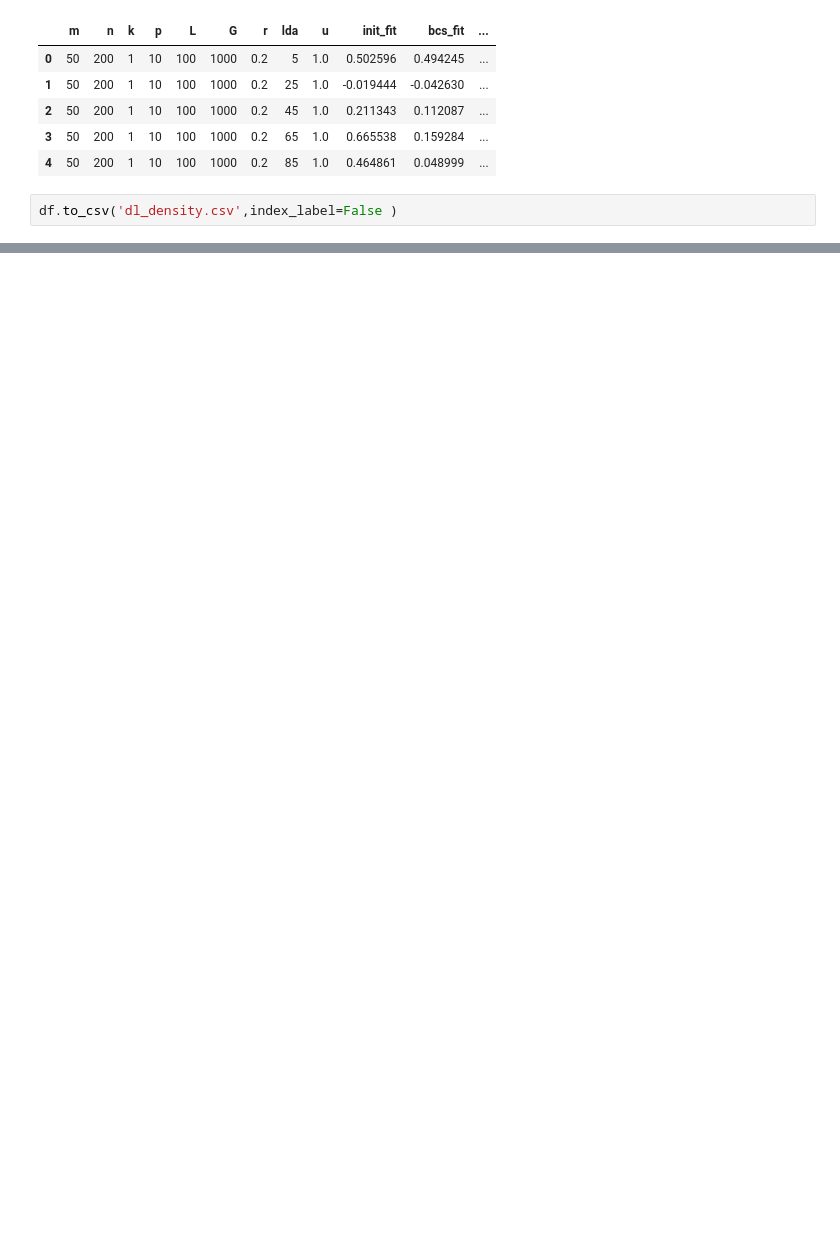
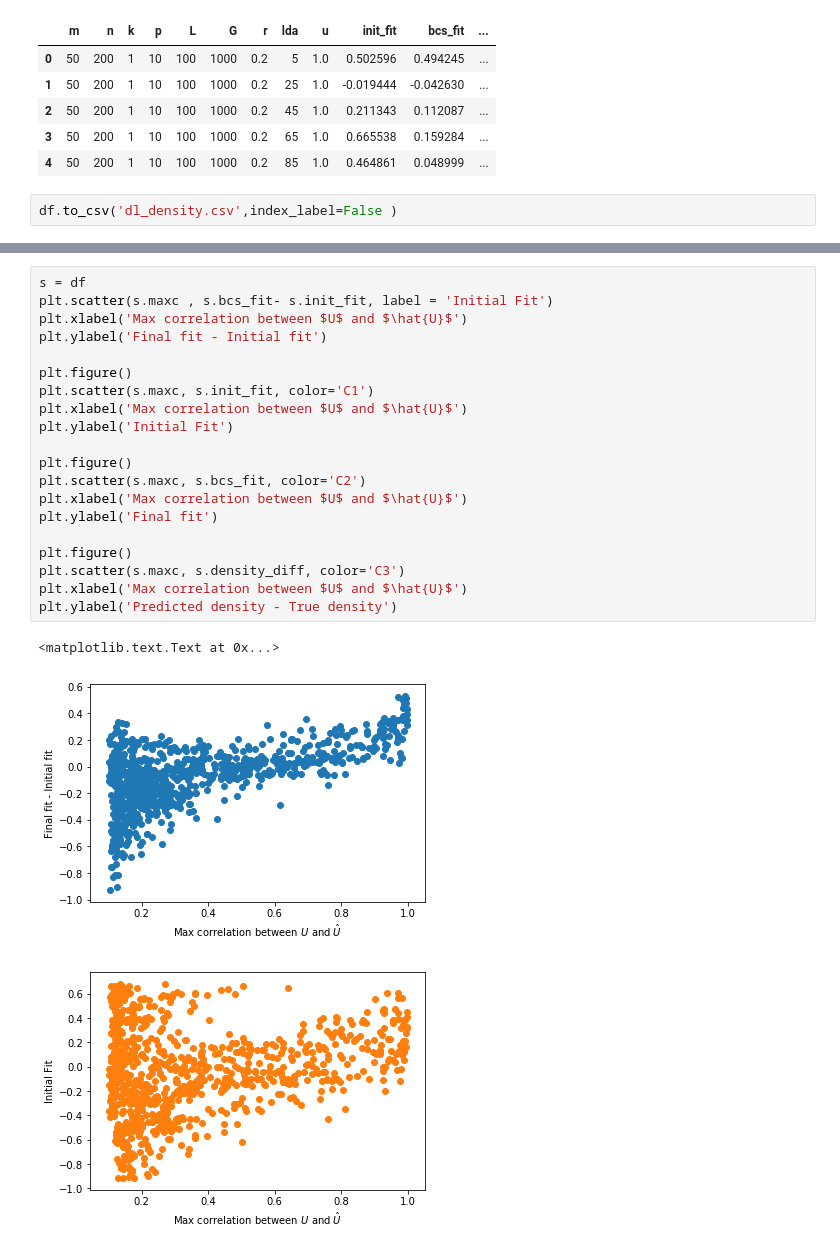
Before and after one commit to ahccheung/BCS, a Jupyter notebook: dictionary_sparsity.ipynb, the cells around one changed output, grey strips where cells are left out. Cells and saved outputs as stored; diff of their text form; blank space fills up the shorter version.

```diff
--- a/dictionary_sparsity.ipynb
+++ b/dictionary_sparsity.ipynb
@@ -43,0 +69,24 @@ plt.title('$\lambda$ affects difference between initial and final density')
+# %%
+s = df
+plt.scatter(s.maxc , s.bcs_fit- s.init_fit, label = 'Initial Fit')
+plt.xlabel('Max correlation between $U$ and $\hat{U}$')
+plt.ylabel('Final fit - Initial fit')
+
+plt.figure()
+plt.scatter(s.maxc, s.init_fit, color='C1')
+plt.xlabel('Max correlation between $U$ and $\hat{U}$')
+plt.ylabel('Initial Fit')
+
+plt.figure()
+plt.scatter(s.maxc, s.bcs_fit, color='C2')
+plt.xlabel('Max correlation between $U$ and $\hat{U}$')
+plt.ylabel('Final fit')
+
+plt.figure()
+plt.scatter(s.maxc, s.density_diff, color='C3')
+plt.xlabel('Max correlation between $U$ and $\hat{U}$')
+plt.ylabel('Predicted density - True density')
+# %% [output]
+<matplotlib.text.Text at 0x...>
+[figure, added]
+[figure, added]
```
Also changed, not shown: parts of 18 cells of this notebook, 2 other files.
